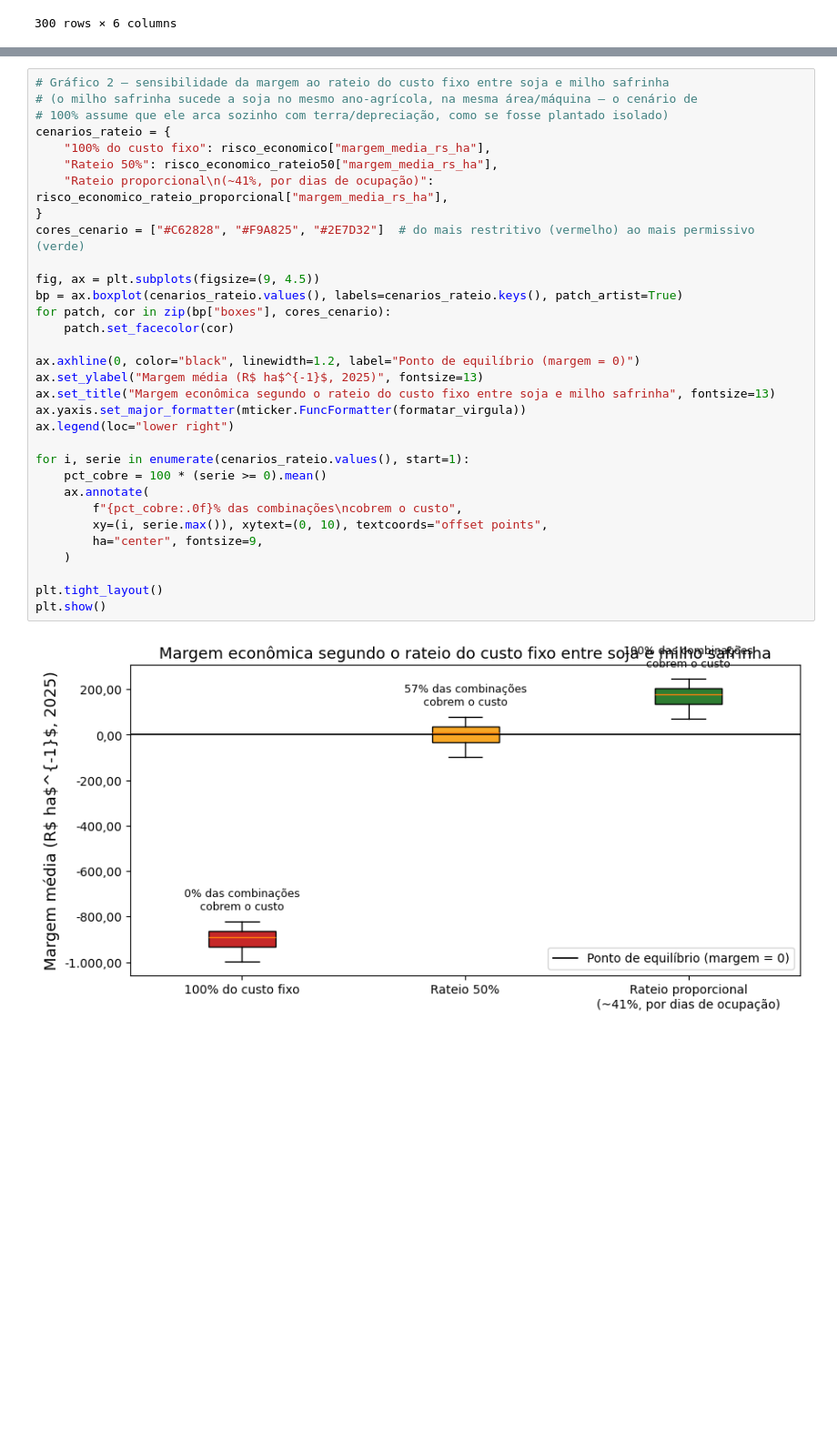
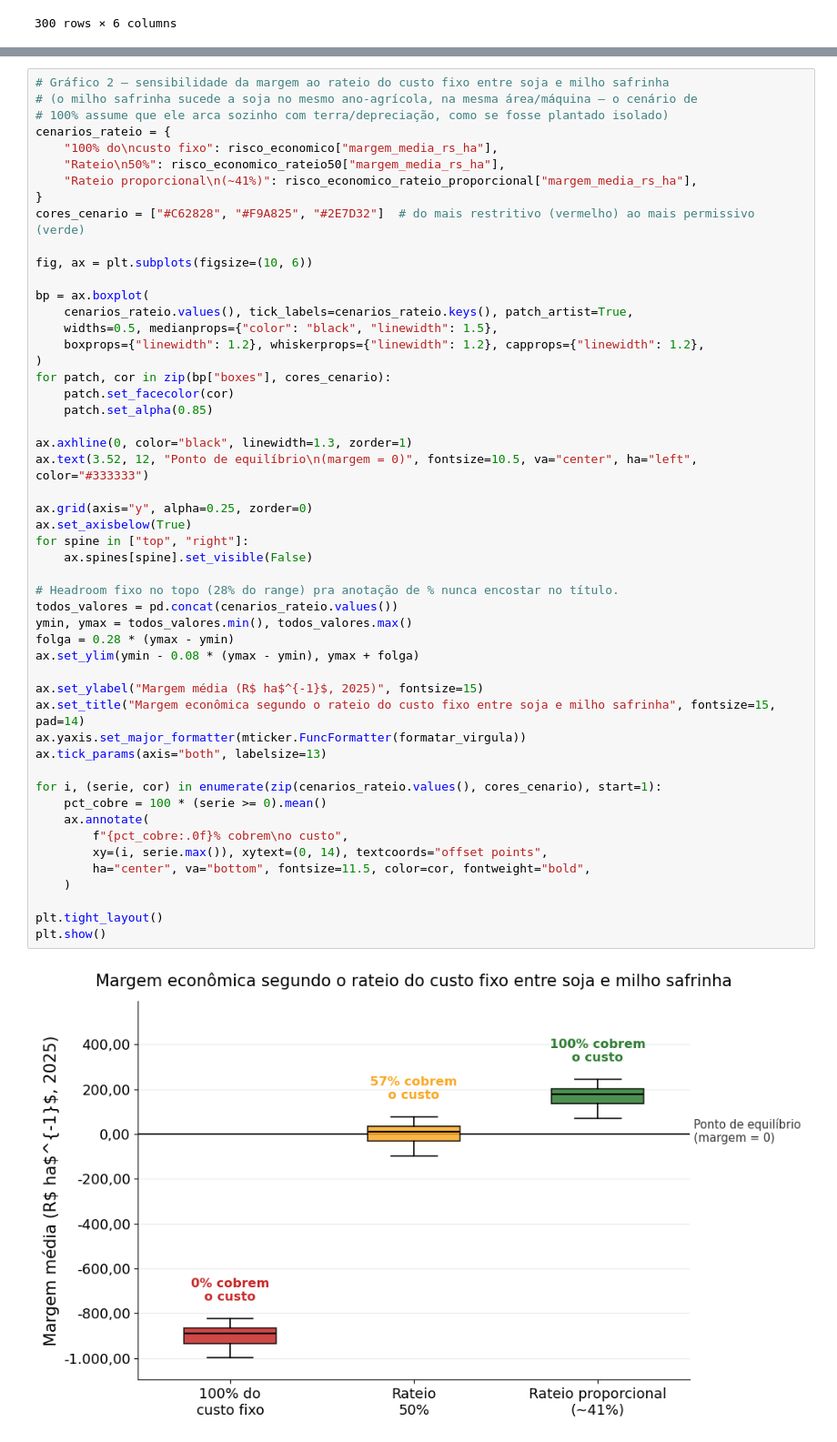
Before and after one commit to fcoliveira-utfpr/aquacrop_ml, a Jupyter notebook: 12_analise_milho_economica.ipynb, the cells around one changed output, grey strips where cells are left out. Shown at 91% size. Cells and saved outputs as stored; diff of their text form; blank space fills up the shorter version.

```diff
--- a/12_analise_milho_economica.ipynb
+++ b/12_analise_milho_economica.ipynb
@@ -387,34 +387,53 @@ plt.show()
 # %%
 # Gráfico 2 — sensibilidade da margem ao rateio do custo fixo entre soja e milho safrinha
 # (o milho safrinha sucede a soja no mesmo ano-agrícola, na mesma área/máquina — o cenário de
 # 100% assume que ele arca sozinho com terra/depreciação, como se fosse plantado isolado)
 cenarios_rateio = {
-    "100% do custo fixo": risco_economico["margem_media_rs_ha"],
-    "Rateio 50%": risco_economico_rateio50["margem_media_rs_ha"],
-    "Rateio proporcional\n(~41%, por dias de ocupação)": risco_economico_rateio_proporcional["margem_media_rs_ha"],
+    "100% do\ncusto fixo": risco_economico["margem_media_rs_ha"],
+    "Rateio\n50%": risco_economico_rateio50["margem_media_rs_ha"],
+    "Rateio proporcional\n(~41%)": risco_economico_rateio_proporcional["margem_media_rs_ha"],
 }
 cores_cenario = ["#C62828", "#F9A825", "#2E7D32"]  # do mais restritivo (vermelho) ao mais permissivo (verde)
 
-fig, ax = plt.subplots(figsize=(9, 4.5))
-bp = ax.boxplot(cenarios_rateio.values(), labels=cenarios_rateio.keys(), patch_artist=True)
+fig, ax = plt.subplots(figsize=(10, 6))
+
+bp = ax.boxplot(
+    cenarios_rateio.values(), tick_labels=cenarios_rateio.keys(), patch_artist=True,
+    widths=0.5, medianprops={"color": "black", "linewidth": 1.5},
+    boxprops={"linewidth": 1.2}, whiskerprops={"linewidth": 1.2}, capprops={"linewidth": 1.2},
+)
 for patch, cor in zip(bp["boxes"], cores_cenario):
     patch.set_facecolor(cor)
+    patch.set_alpha(0.85)
 
-ax.axhline(0, color="black", linewidth=1.2, label="Ponto de equilíbrio (margem = 0)")
-ax.set_ylabel("Margem média (R$ ha$^{-1}$, 2025)", fontsize=13)
-ax.set_title("Margem econômica segundo o rateio do custo fixo entre soja e milho safrinha", fontsize=13)
+ax.axhline(0, color="black", linewidth=1.3, zorder=1)
+ax.text(3.52, 12, "Ponto de equilíbrio\n(margem = 0)", fontsize=10.5, va="center", ha="left", color="#333333")
+
+ax.grid(axis="y", alpha=0.25, zorder=0)
+ax.set_axisbelow(True)
+for spine in ["top", "right"]:
+    ax.spines[spine].set_visible(False)
+
+# Headroom fixo no topo (28% do range) pra anotação de % nunca encostar no título.
+todos_valores = pd.concat(cenarios_rateio.values())
+ymin, ymax = todos_valores.min(), todos_valores.max()
+folga = 0.28 * (ymax - ymin)
+ax.set_ylim(ymin - 0.08 * (ymax - ymin), ymax + folga)
+
+ax.set_ylabel("Margem média (R$ ha$^{-1}$, 2025)", fontsize=15)
+ax.set_title("Margem econômica segundo o rateio do custo fixo entre soja e milho safrinha", fontsize=15, pad=14)
 ax.yaxis.set_major_formatter(mticker.FuncFormatter(formatar_virgula))
-ax.legend(loc="lower right")
+ax.tick_params(axis="both", labelsize=13)
 
-for i, serie in enumerate(cenarios_rateio.values(), start=1):
+for i, (serie, cor) in enumerate(zip(cenarios_rateio.values(), cores_cenario), start=1):
     pct_cobre = 100 * (serie >= 0).mean()
     ax.annotate(
-        f"{pct_cobre:.0f}% das combinações\ncobrem o custo",
-        xy=(i, serie.max()), xytext=(0, 10), textcoords="offset points",
-        ha="center", fontsize=9,
+        f"{pct_cobre:.0f}% cobrem\no custo",
+        xy=(i, serie.max()), xytext=(0, 14), textcoords="offset points",
+        ha="center", va="bottom", fontsize=11.5, color=cor, fontweight="bold",
     )
 
 plt.tight_layout()
 plt.show()
 # %% [output]
-[figure, old version]
+[figure, new version]
```
Also changed, not shown: parts of 3 cells of this notebook.
